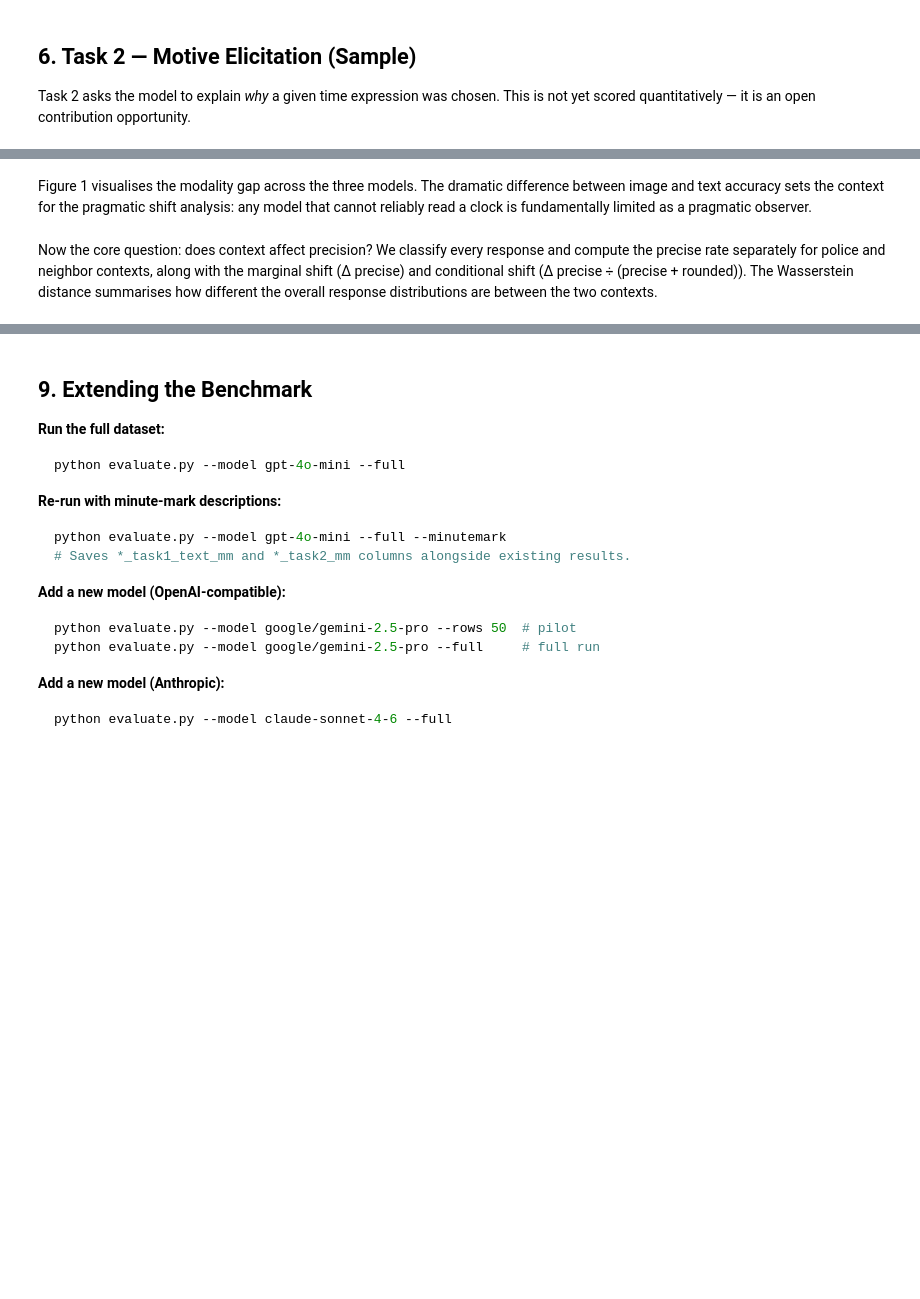
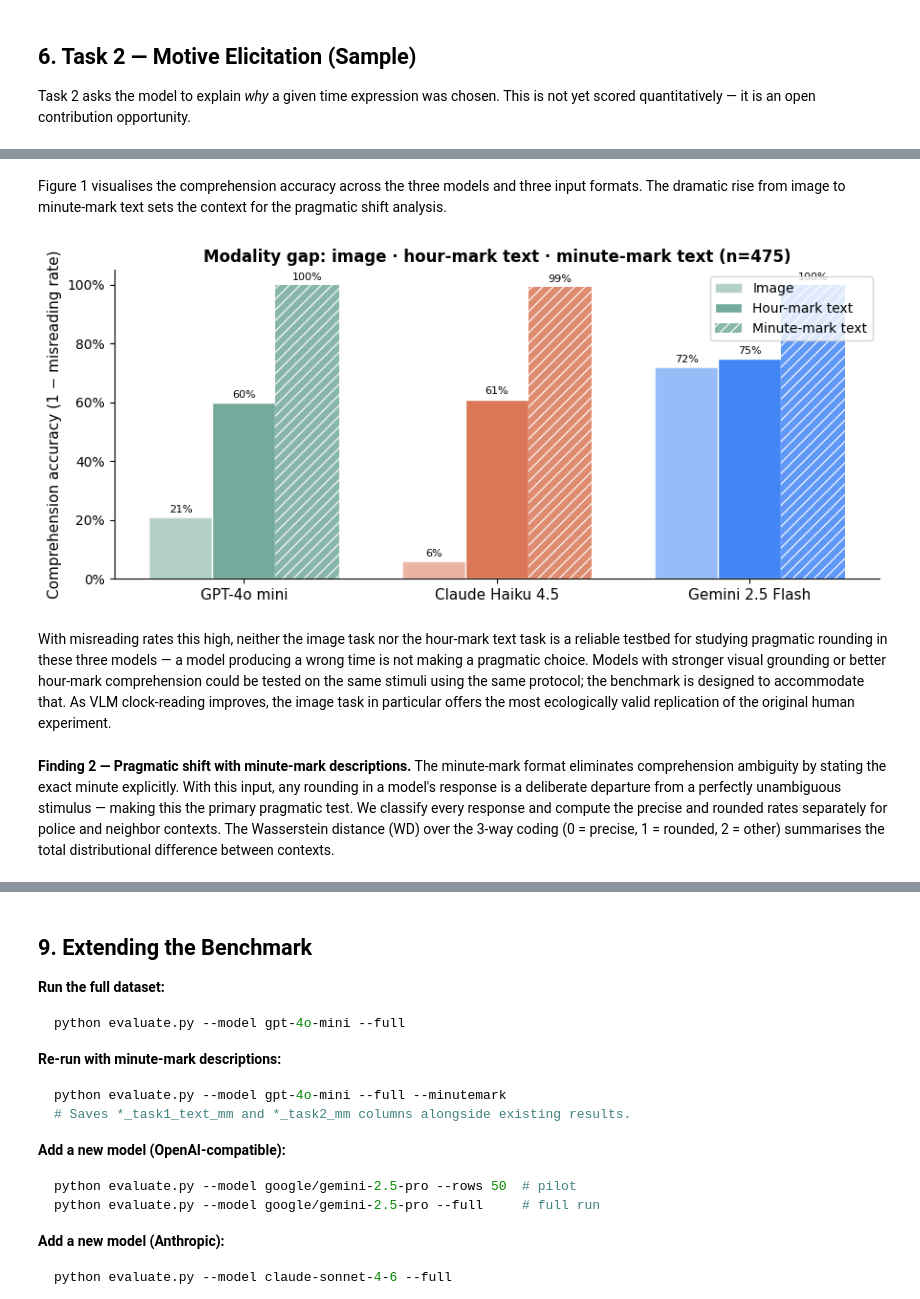
Before and after one commit to muehlenbernd/imprecision-bench, a Jupyter notebook: notebook.ipynb, the cells around one changed output, grey strips where cells are left out. Cells and saved outputs as stored; diff of their text form; code cells hidden in the pictures; blank space fills up the shorter version.

```diff
--- a/notebook.ipynb
+++ b/notebook.ipynb
@@ -164,33 +169 @@ Before applying the full classifier, a quick sanity check: does the response at
-# %%
-# Modality gap: heuristic — does the response contain the correct hour digit?
-# A rough proxy for clock-reading accuracy on the image task.
-def contains_correct_hour(response, target_time):
-    """Check if the response mentions the correct hour (8 for all conditions here)."""
-    if pd.isna(response):
-        return None
-    return "8" in str(response) or "eight" in str(response).lower()
-
-pilot = results.dropna(subset=["gpt_4o_mini_task1_image"]).copy()
-
-header = f"{'Model':<35} {'Image':>8} {'Text':>8}"
-sep_w  = 55
-if has_mm:
-    header += f" {'Text (mm)':>10}"
-    sep_w   = 67
-print("Correct hour mentioned (image task vs text task):")
-print(header)
-print("-" * sep_w)
-for key, label in MODELS.items():
-    img_col  = f"{key}_task1_image"
-    text_col = f"{key}_task1_text"
-    mm_col   = f"{key}_task1_text_mm"
-    if img_col not in pilot.columns:
-        continue
-    img_acc  = pilot[img_col].apply(lambda r: contains_correct_hour(r, None)).mean()
-    text_acc = pilot[text_col].apply(lambda r: contains_correct_hour(r, None)).mean()
-    row_str  = f"{label:<35} {img_acc:>7.0%} {text_acc:>7.0%}"
-    if has_mm and mm_col in pilot.columns:
-        mm_acc = pilot[mm_col].apply(lambda r: contains_correct_hour(r, None)).mean()
-        row_str += f" {mm_acc:>9.0%}"
-    print(row_str)
 # %% [markdown]
@@ -385,5 +339,5 @@ for _, row in acc_df.iterrows():
 # %% [markdown]
-Figure 1 visualises the modality gap across the three models. The dramatic difference between image and text accuracy sets the context for the pragmatic shift analysis: any model that cannot reliably read a clock is fundamentally limited as a pragmatic observer.
+Figure 1 visualises the comprehension accuracy across the three models and three input formats. The dramatic rise from image to minute-mark text sets the context for the pragmatic shift analysis.
 # %%
 # ── Figure 1: Modality gap ────────────────────────────────────────────────────
 fig, ax = plt.subplots(figsize=(9 if has_mm else 8, 4))
@@ -393,39 +347,43 @@ width  = 0.25 if has_mm else 0.35
 x      = np.arange(len(acc_df))
 labels = acc_df["model"].tolist()
 colors = [MODEL_COLORS[k] for k in acc_df["key"]]
 
 if has_mm:
     offsets = [-width, 0, width]
 else:
     offsets = [-width/2, width/2]
 
-bars_img  = ax.bar(x + offsets[0], acc_df["image"], width, label="Image",        color=colors, alpha=0.55, edgecolor="white")
-bars_text = ax.bar(x + offsets[1], acc_df["text"],  width, label="Text (orig.)", color=colors, alpha=1.00, edgecolor="white")
+bars_img  = ax.bar(x + offsets[0], acc_df["image"], width, label="Image",           color=colors, alpha=0.55, edgecolor="white")
+bars_text = ax.bar(x + offsets[1], acc_df["text"],  width, label="Hour-mark text",  color=colors, alpha=1.00, edgecolor="white")
 if has_mm:
     bars_mm = ax.bar(x + offsets[2], acc_df["text_mm"].fillna(0), width,
-                     label="Text (mm)", color=colors, alpha=0.85, edgecolor="white", hatch="///", linewidth=0)
+                     label="Minute-mark text", color=colors, alpha=0.85, edgecolor="white", hatch="///", linewidth=0)
 
 ax.set_xticks(x)
 ax.set_xticklabels(labels, fontsize=11)
 ax.yaxis.set_major_formatter(mtick.PercentFormatter(xmax=1))
 ax.set_ylim(0, 1.05)
-ax.set_ylabel("Correct time conveyed", fontsize=11)
-title = ("Modality gap: image · text · text (mm) (n=475)"
-         if has_mm else "Modality gap: image vs. text clock reading (n=475)")
+ax.set_ylabel("Comprehension accuracy (1 − misreading rate)", fontsize=11)
+title = ("Modality gap: image · hour-mark text · minute-mark text (n=475)"
+         if has_mm else "Modality gap: image vs. hour-mark text (n=475)")
 ax.set_title(title, fontsize=12, fontweight="bold")
 ax.legend(fontsize=10)
 ax.spines[["top", "right"]].set_visible(False)
 
 all_bars = list(bars_img) + list(bars_text) + (list(bars_mm) if has_mm else [])
 for bar in all_bars:
     h = bar.get_height()
     if h > 0.005:
         ax.text(bar.get_x() + bar.get_width()/2, h + 0.01, f"{h:.0%}",
                 ha="center", va="bottom", fontsize=8)
 
 plt.tight_layout()
 plt.savefig("modality_gap.png", dpi=150, bbox_inches="tight")
 plt.show()
+# %% [output]
+[figure, added]
+# %% [markdown]
+With misreading rates this high, neither the image task nor the hour-mark text task is a reliable testbed for studying pragmatic rounding in these three models — a model producing a wrong time is not making a pragmatic choice. Models with stronger visual grounding or better hour-mark comprehension could be tested on the same stimuli using the same protocol; the benchmark is designed to accommodate that. As VLM clock-reading improves, the image task in particular offers the most ecologically valid replication of the original human experiment.
 # %% [markdown]
-Now the core question: does context affect precision? We classify every response and compute the precise rate separately for police and neighbor contexts, along with the marginal shift (Δ precise) and conditional shift (Δ precise ÷ (precise + rounded)). The Wasserstein distance summarises how different the overall response distributions are between the two contexts.
+**Finding 2 — Pragmatic shift with minute-mark descriptions.** The minute-mark format eliminates comprehension ambiguity by stating the exact minute explicitly. With this input, any rounding in a model's response is a deliberate departure from a perfectly unambiguous stimulus — making this the primary pragmatic test. We classify every response and compute the precise and rounded rates separately for police and neighbor contexts. The Wasserstein distance (WD) over the 3-way coding (0 = precise, 1 = rounded, 2 = other) summarises the total distributional difference between contexts.
 # %%
```
Also changed, not shown: parts of 29 cells of this notebook, 3 other files.
